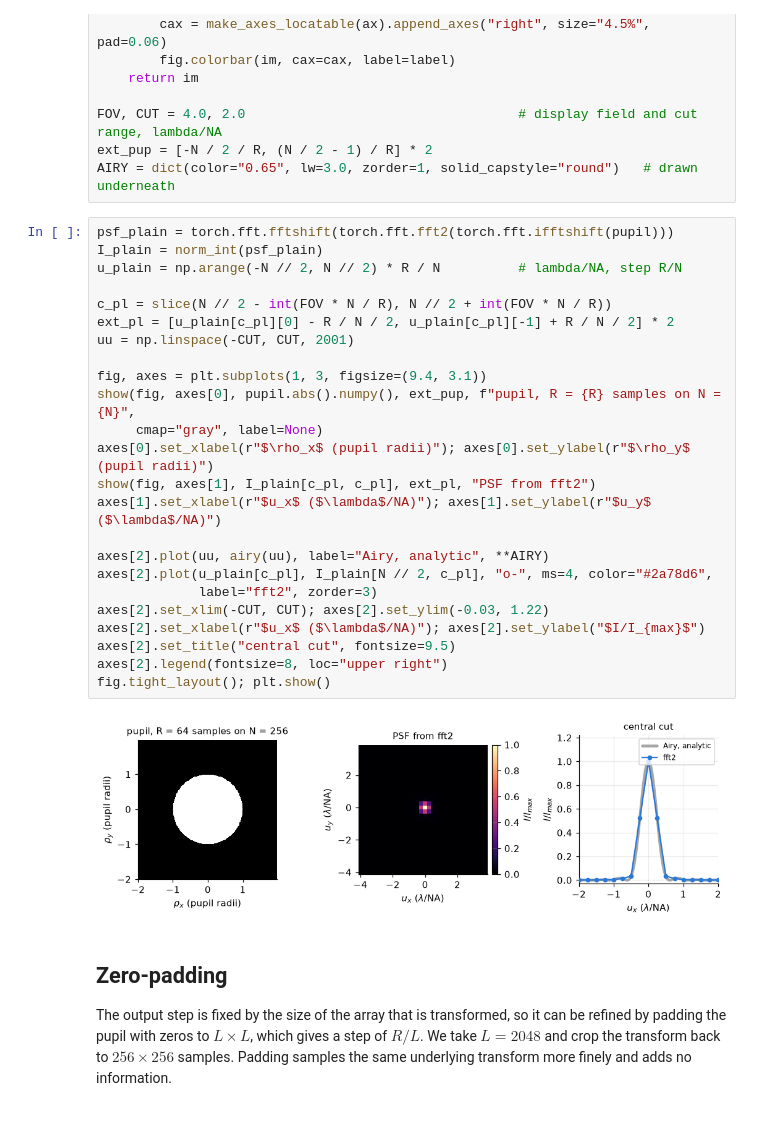
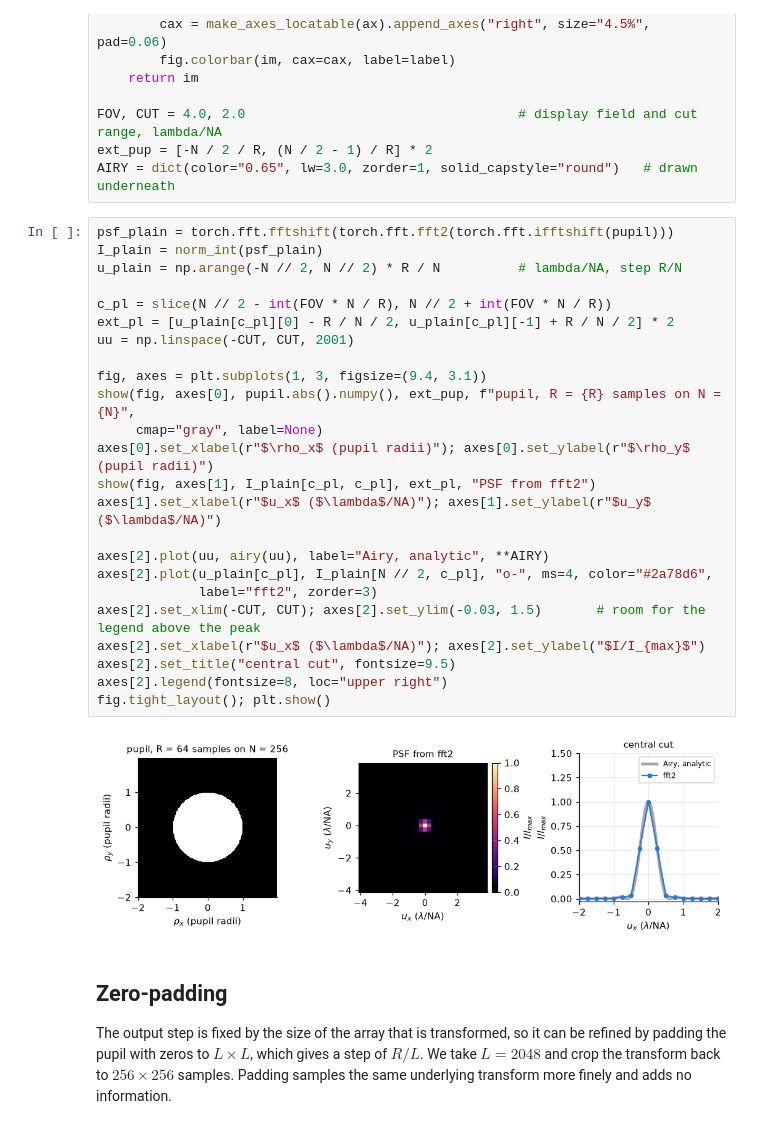
Before and after one commit to jon-dong/minimal-zoom-fft, a Jupyter notebook: notebooks/01_why_zoom_fft.ipynb, the cells around one changed output. Cells and saved outputs as stored; diff of their text form.

```diff
--- a/notebooks/01_why_zoom_fft.ipynb
+++ b/notebooks/01_why_zoom_fft.ipynb
@@ -71,29 +71,29 @@ AIRY = dict(color="0.65", lw=3.0, zorder=1, solid_capstyle="round")   # drawn un
 # %%
 psf_plain = torch.fft.fftshift(torch.fft.fft2(torch.fft.ifftshift(pupil)))
 I_plain = norm_int(psf_plain)
 u_plain = np.arange(-N // 2, N // 2) * R / N          # lambda/NA, step R/N
 
 c_pl = slice(N // 2 - int(FOV * N / R), N // 2 + int(FOV * N / R))
 ext_pl = [u_plain[c_pl][0] - R / N / 2, u_plain[c_pl][-1] + R / N / 2] * 2
 uu = np.linspace(-CUT, CUT, 2001)
 
 fig, axes = plt.subplots(1, 3, figsize=(9.4, 3.1))
 show(fig, axes[0], pupil.abs().numpy(), ext_pup, f"pupil, R = {R} samples on N = {N}",
      cmap="gray", label=None)
 axes[0].set_xlabel(r"$\rho_x$ (pupil radii)"); axes[0].set_ylabel(r"$\rho_y$ (pupil radii)")
 show(fig, axes[1], I_plain[c_pl, c_pl], ext_pl, "PSF from fft2")
 axes[1].set_xlabel(r"$u_x$ ($\lambda$/NA)"); axes[1].set_ylabel(r"$u_y$ ($\lambda$/NA)")
 
 axes[2].plot(uu, airy(uu), label="Airy, analytic", **AIRY)
 axes[2].plot(u_plain[c_pl], I_plain[N // 2, c_pl], "o-", ms=4, color="#2a78d6",
              label="fft2", zorder=3)
-axes[2].set_xlim(-CUT, CUT); axes[2].set_ylim(-0.03, 1.22)
+axes[2].set_xlim(-CUT, CUT); axes[2].set_ylim(-0.03, 1.5)       # room for the legend above the peak
 axes[2].set_xlabel(r"$u_x$ ($\lambda$/NA)"); axes[2].set_ylabel("$I/I_{max}$")
 axes[2].set_title("central cut", fontsize=9.5)
 axes[2].legend(fontsize=8, loc="upper right")
 fig.tight_layout(); plt.show()
 # %% [output]
-[figure, old version]
+[figure, new version]
 # %% [markdown]
 ## Zero-padding
 
```
Also changed, not shown: parts of 1 cell of this notebook, 1 other file.
